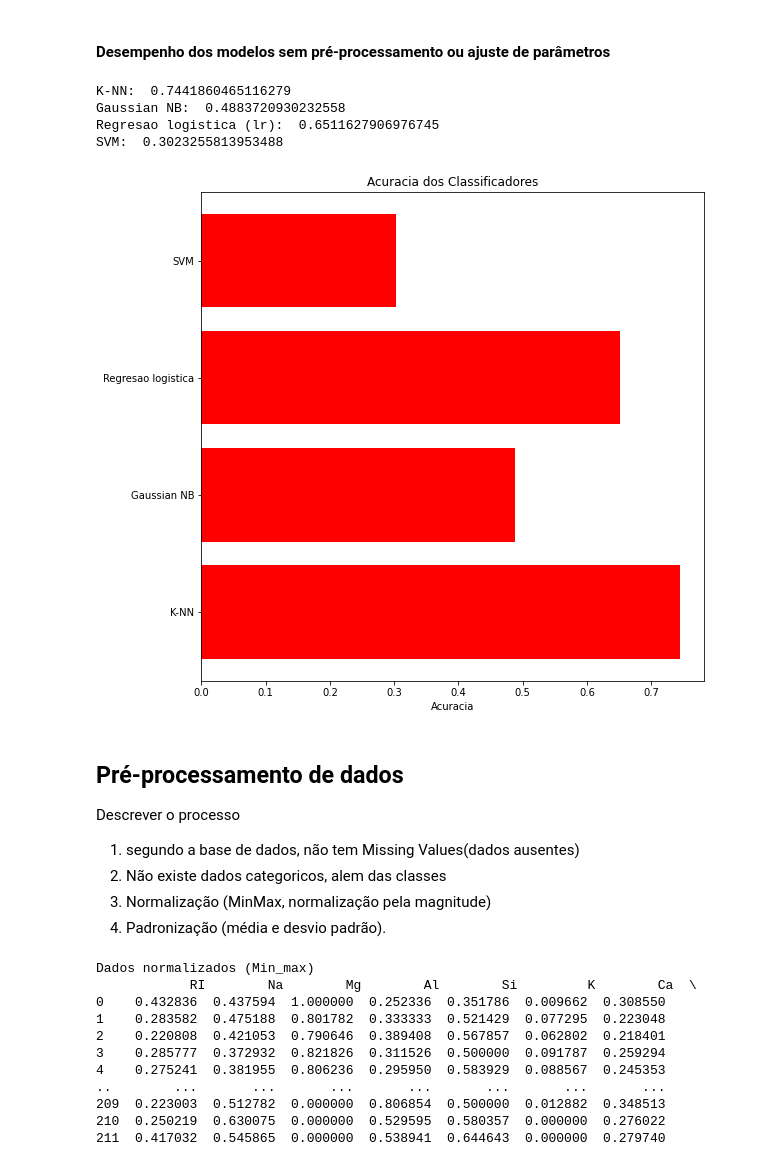
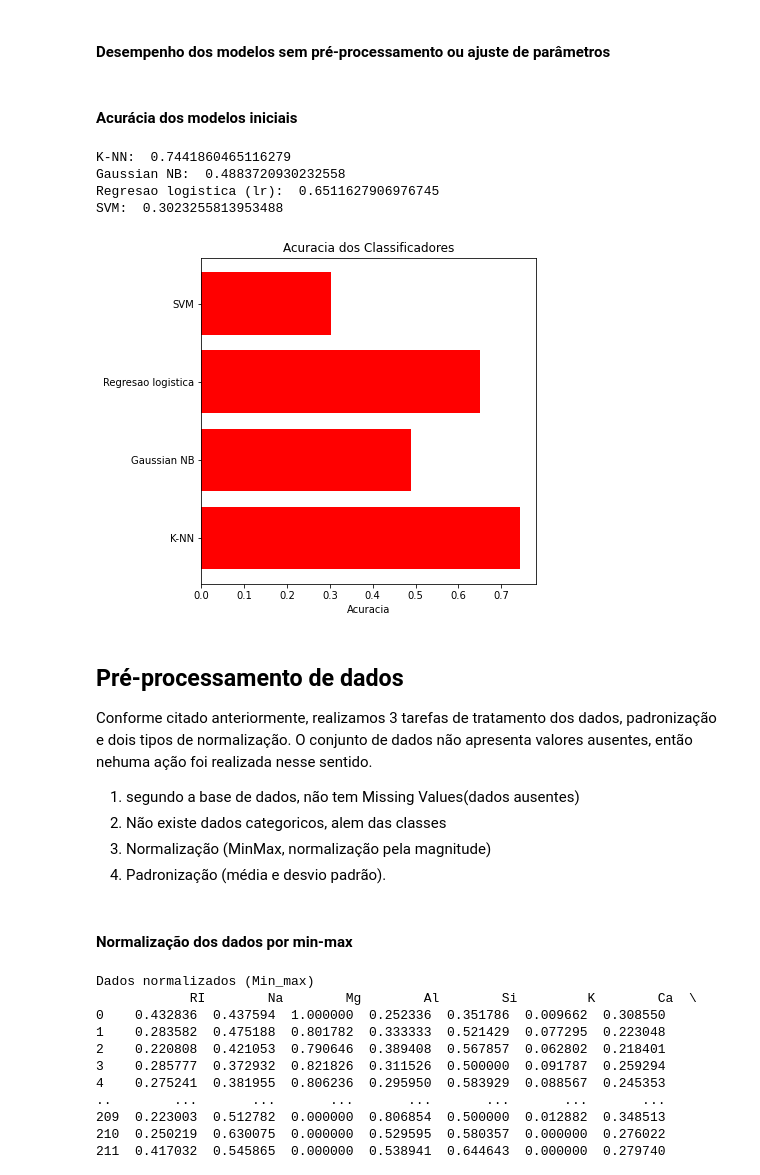
Before and after one commit to HeriklesVinicyus/Missao-05-SVM, a Jupyter notebook: Missao_05_svm.ipynb, the cells around one changed output. Drawn from its saved outputs; the diff is of its cells as text; code cells hidden in the pictures.

```diff
--- a/Missao_05_svm.ipynb
+++ b/Missao_05_svm.ipynb
@@ -145,5 +139,5 @@ corr.style.background_gradient(cmap='coolwarm')
 # %%
-plt.rcParams["figure.figsize"] = (9,9)
+plt.rcParams["figure.figsize"] = (15,10)
 plt.matshow(df.corr())
 sn.heatmap(df.corr(), annot=True)
 plt.title('Matriz de correlação', fontsize=16);
@@ -201 +209,3 @@ Classificadores treinados
+# %% [markdown]
+#### Acurácia dos modelos iniciais
 # %%
@@ -218,21 +222,26 @@ SVM:  0.3023255813953488
 # %%
 ## Grafico de acuracia
 nome_classificadores = ['K-NN', 'Gaussian NB', 'Regresao logistica','SVM']
 metricas = [accuracy_score(y_test, y_knn), accuracy_score(y_test, y_gnb), accuracy_score(y_test, y_reg), accuracy_score(y_test, y_svm)]
+
+plt.rcParams["figure.figsize"] = (6,6)
 plt.barh(nome_classificadores, metricas, color='red')
 plt.xlabel('Acuracia')
 plt.title('Acuracia dos Classificadores')
 plt.show()
 # %% [output]
-[figure, old version]
+[figure, new version]
 # %% [markdown]
 ## Pré-processamento de dados
 
-Descrever o processo
+Conforme citado anteriormente, realizamos 3 tarefas de tratamento dos dados, padronização e dois tipos de normalização. O conjunto de dados não apresenta valores ausentes, então nehuma ação foi realizada nesse sentido.
+
 1. segundo a base de dados, não tem Missing Values(dados ausentes)
 1. Não existe dados categoricos, alem das classes
 1. Normalização (MinMax, normalização pela magnitude)
 1. Padronização (média e desvio padrão).
+# %% [markdown]
+#### Normalização dos dados por min-max
 # %%
 #Dados normalizados
 X_min_max = MinMaxScaler().fit_transform(X.copy())
```
Also changed, not shown: parts of 57 cells of this notebook.
